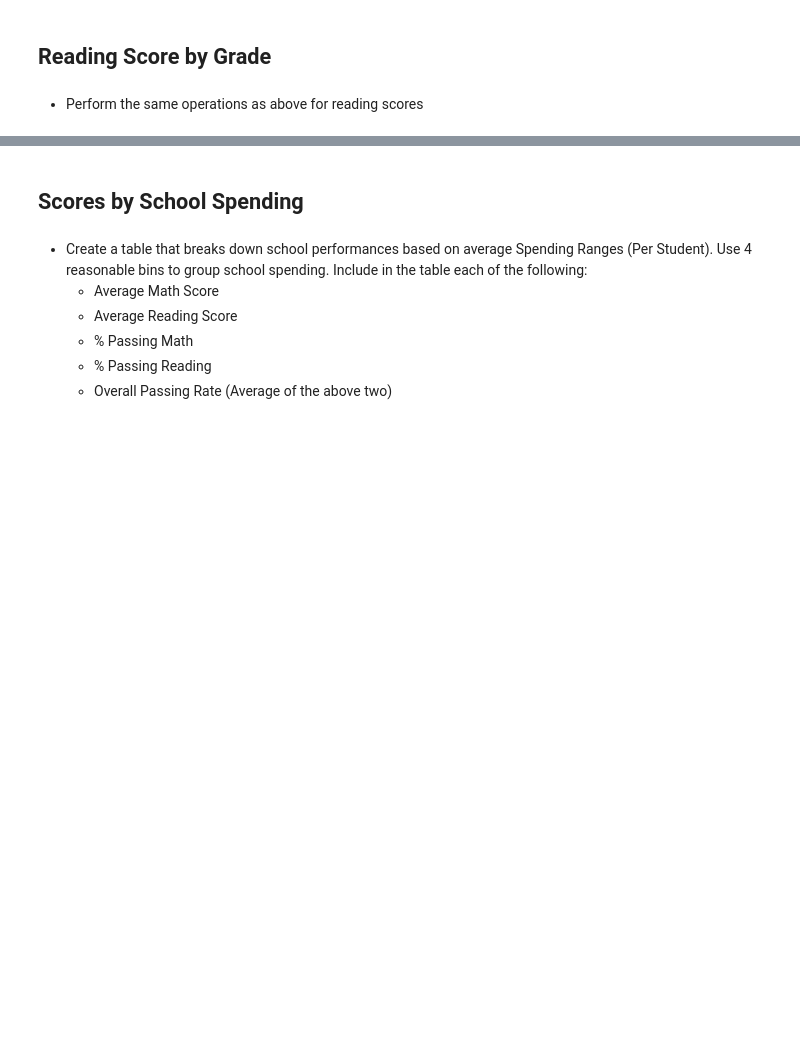
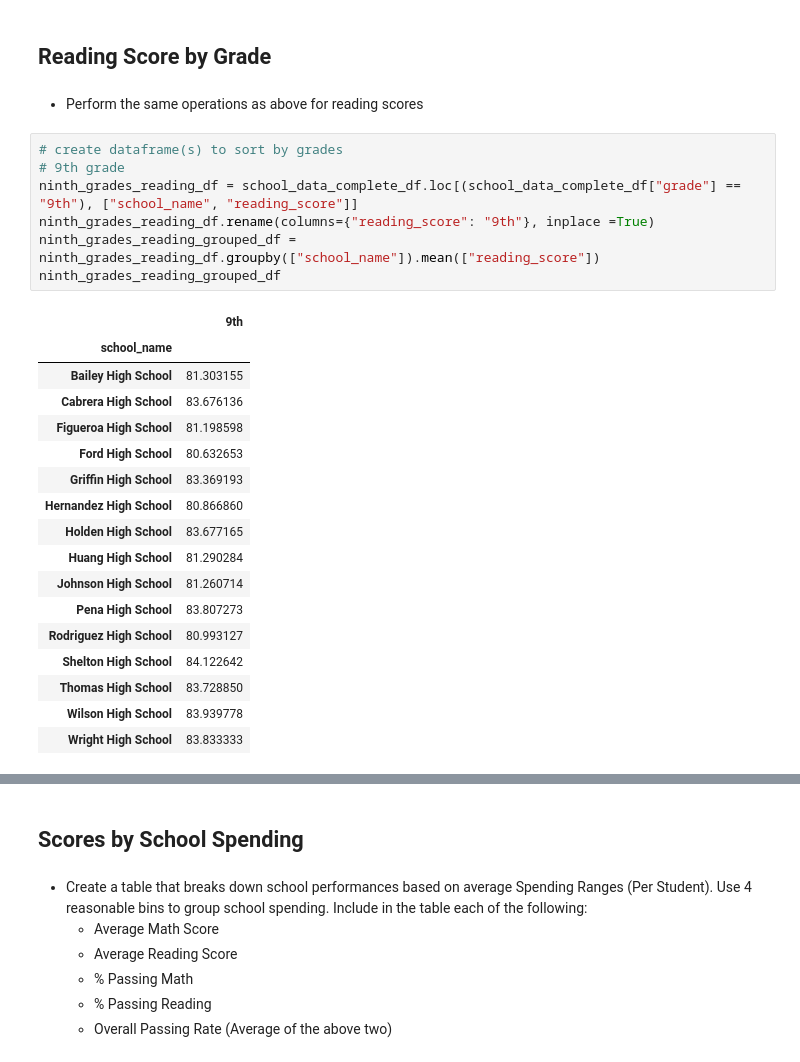
Before and after one commit to nicky-plat/Pandas-challenge, a Jupyter notebook: PyCitySchools_starter_Nick2.ipynb, the cells around one changed output, grey strips where cells are left out. Cells and saved outputs as stored; diff of their text form; blank space fills up the shorter version.

```diff
--- a/PyCitySchools_starter_Nick2.ipynb
+++ b/PyCitySchools_starter_Nick2.ipynb
@@ -806,3 +806,28 @@ total_grades_df
 ## Reading Score by Grade
 # %% [markdown]
 * Perform the same operations as above for reading scores
+# %%
+# create dataframe(s) to sort by grades
+# 9th grade
+ninth_grades_reading_df = school_data_complete_df.loc[(school_data_complete_df["grade"] == "9th"), ["school_name", "reading_score"]]
+ninth_grades_reading_df.rename(columns={"reading_score": "9th"}, inplace =True)
+ninth_grades_reading_grouped_df = ninth_grades_reading_df.groupby(["school_name"]).mean(["reading_score"])
+ninth_grades_reading_grouped_df
+# %% [output]
+|  | 9th |
+| school_name |  |
+| Bailey High School | 81.303155 |
+| Cabrera High School | 83.676136 |
+| Figueroa High School | 81.198598 |
+| Ford High School | 80.632653 |
+| Griffin High School | 83.369193 |
+| Hernandez High School | 80.866860 |
+| Holden High School | 83.677165 |
+| Huang High School | 81.290284 |
+| Johnson High School | 81.260714 |
+| Pena High School | 83.807273 |
+| Rodriguez High School | 80.993127 |
+| Shelton High School | 84.122642 |
+| Thomas High School | 83.728850 |
+| Wilson High School | 83.939778 |
+| Wright High School | 83.833333 |
```
Also changed, not shown: parts of 6 cells of this notebook.
